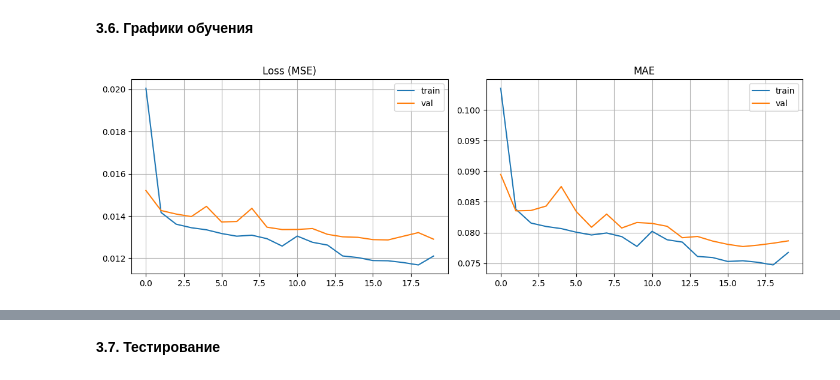
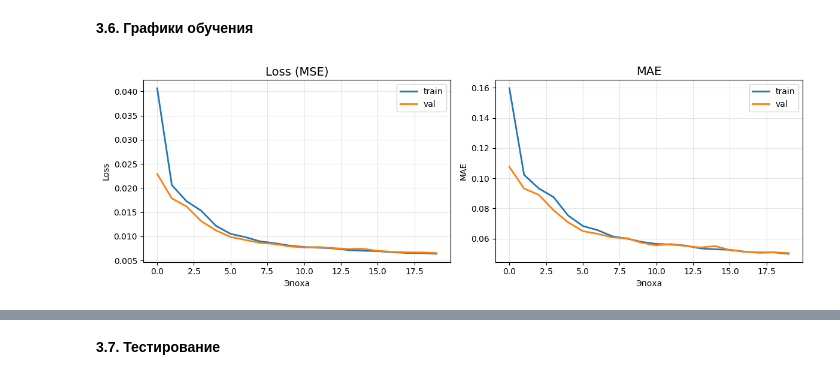
Before and after one commit to DinRazar/neural_networks, a Jupyter notebook: Работа_6.ipynb, the cells around one changed output, grey strips where cells are left out. Saved outputs shown, nothing was run; the diff lists cells and outputs as text; code cells hidden in the pictures.

```diff
--- a/Работа_6.ipynb
+++ b/Работа_6.ipynb
@@ -577,7 +649,6 @@ print(f"Тестовая: {len(X_low_test)} пар")
 def build_model():
     inputs = layers.Input(shape=(IMG_LOW, IMG_LOW, 3))  # 64x64
 
-    # ЭНКОДЕР (сжатие)
     # 64 -> 32
     x = layers.Conv2D(32, (3, 3), activation='relu', padding='same')(inputs)
     x = layers.MaxPooling2D((2, 2))(x)
@@ -590,7 +661,6 @@ def build_model():
     x = layers.Conv2D(128, (3, 3), activation='relu', padding='same')(x)
     x = layers.MaxPooling2D((2, 2))(x)
 
-    # ДЕКОДЕР (увеличение 8 -> 256)
     # 8 -> 16
     x = layers.Conv2D(128, (3, 3), activation='relu', padding='same')(x)
     x = layers.UpSampling2D((2, 2))(x)
@@ -606,16 +676,13 @@ def build_model():
 
     # 64 -> 128
     x = layers.UpSampling2D((2, 2))(x)
-    x = layers.Conv2D(16, (3, 3), activation='relu', padding='same')(x)
-
-    # # 128 -> 256
-    # x = layers.UpSampling2D((2, 2))(x)
-    # x = layers.Conv2D(8, (3, 3), activation='relu', padding='same')(x)
+    x = layers.Conv2D(8, (3, 3), activation='relu', padding='same')(x)
 
     outputs = layers.Conv2D(3, (3, 3), activation='sigmoid', padding='same')(x)
 
     return Model(inputs, outputs)
 
 model = build_model()
+print("\nАРХИТЕКТУРА МОДЕЛИ:")
 model.summary()
 # %% [output]
@@ -649,7 +717,7 @@ history = model.fit(
     X_low_train, X_high_train,
     validation_data=(X_low_val, X_high_val),
     epochs=20,
-    batch_size=8,
+    batch_size=16,
     verbose=1
 )
 # %% [output]
@@ -675,21 +743,28 @@ Epoch 20/20
 # %%
 plt.figure(figsize=(12, 4))
 
 plt.subplot(1, 2, 1)
-plt.plot(history.history['loss'], label='train')
-plt.plot(history.history['val_loss'], label='val')
-plt.title('Loss (MSE)')
+plt.plot(history.history['loss'], label='train', linewidth=2)
+plt.plot(history.history['val_loss'], label='val', linewidth=2)
+plt.title('Loss (MSE)', fontsize=14)
+plt.xlabel('Эпоха')
+plt.ylabel('Loss')
 plt.legend()
-plt.grid(True)
+plt.grid(True, alpha=0.3)
 
 plt.subplot(1, 2, 2)
-plt.plot(history.history['mae'], label='train')
-plt.plot(history.history['val_mae'], label='val')
-plt.title('MAE')
+plt.plot(history.history['mae'], label='train', linewidth=2)
+plt.plot(history.history['val_mae'], label='val', linewidth=2)
+plt.title('MAE', fontsize=14)
+plt.xlabel('Эпоха')
+plt.ylabel('MAE')
 plt.legend()
-plt.grid(True)
+plt.grid(True, alpha=0.3)
 
 plt.tight_layout()
 plt.show()
+
+print(f"   Финальная Loss: {history.history['loss'][-1]:.4f}")
+print(f"   Финальная Val Loss: {history.history['val_loss'][-1]:.4f}")
 # %% [output]
-[figure, old version]
+[figure, new version]
```
Also changed, not shown: parts of 12 cells of this notebook.
